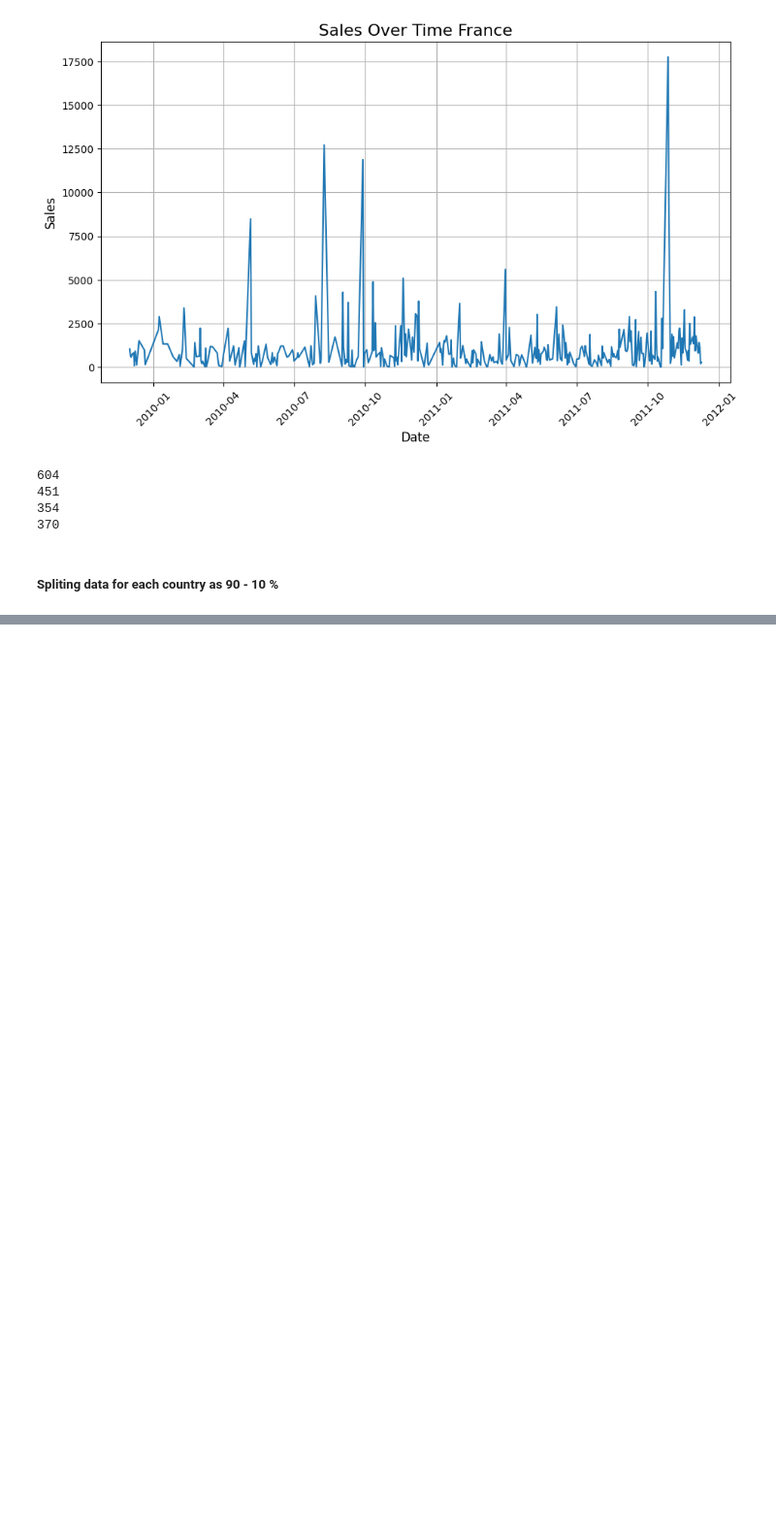
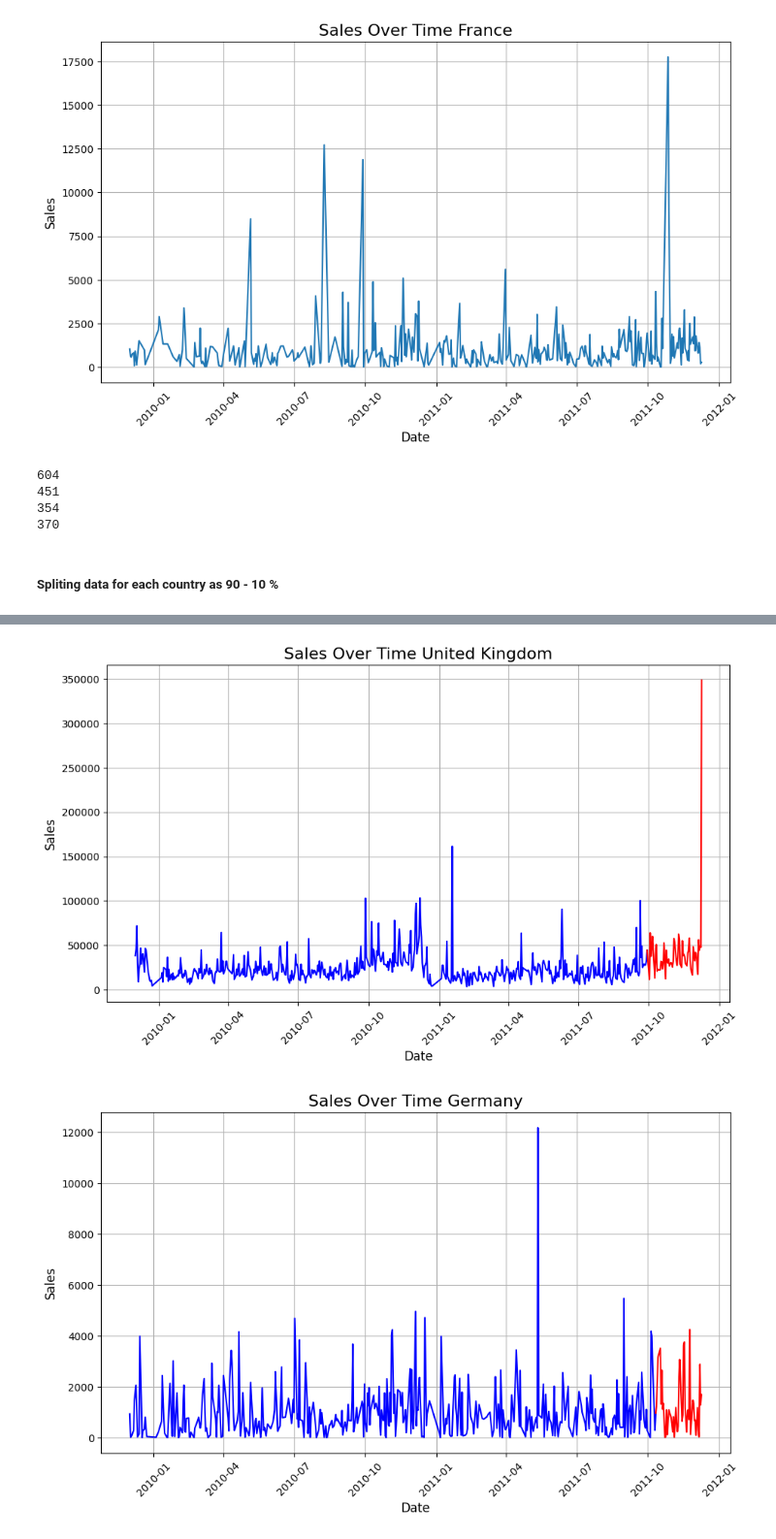
Before and after one commit to AnujBelgaonkar/Customer-Data-Analysis, a Jupyter notebook: src/sales_forcasting.ipynb, the cells around one changed output, grey strips where cells are left out. Shown at 97% size. Saved outputs shown, nothing was run; the diff lists cells and outputs as text; code cells hidden in the pictures; blank space fills up the shorter version.

Commit message:
sales forcast test train split

```diff
--- a/src/sales_forcasting.ipynb
+++ b/src/sales_forcasting.ipynb
@@ -143,5 +143,15 @@ for country in countryWiseData.keys():
 370
 # %% [markdown]
 ##### Spliting data for each country as 90 - 10 %
-# %%
-def test_train_split():
+# %%
+def test_train_split(countryWiseData,test_train_data):
+    for country in countryWiseData.keys():
+        temp = countryWiseData.get(country)
+        size = len(temp.index)
+        train = temp.iloc[:int(0.9*size)]
+        test = temp.iloc[int(0.9*size)-1:]
+        test_train_data[country] = {'test' : test, 'train' : train}
+    return test_train_data
+# %%
+test_train_data = {}
+test_train_split(countryWiseData,test_train_data)
@@ -147,0 +193,20 @@ def test_train_split():
+# %%
+def plot_data(train : pd.DataFrame,test : pd.DataFrame, country):
+    plt.figure(figsize = (11, 6))
+    plt.plot(train.index , train['Sales'],color='blue', label='Train Data')
+    plt.plot(test.index, test['Sales'],color='red', label='Test Data')
+
+    plt.title(f'Sales Over Time {country}', fontsize=16)
+    plt.xlabel('Date', fontsize=12)
+    plt.ylabel('Sales', fontsize=12)
+
+    plt.xticks(rotation=45)
+
+    plt.grid(True)
+    plt.show()
+# %%
+for country in countryWiseData:
+    plot_data(test_train_data[country].get('train'), test_train_data[country].get('test'),country)
+# %% [output]
+[figure, added]
+[figure, added]
```
Also changed, not shown: parts of 3 cells of this notebook.
